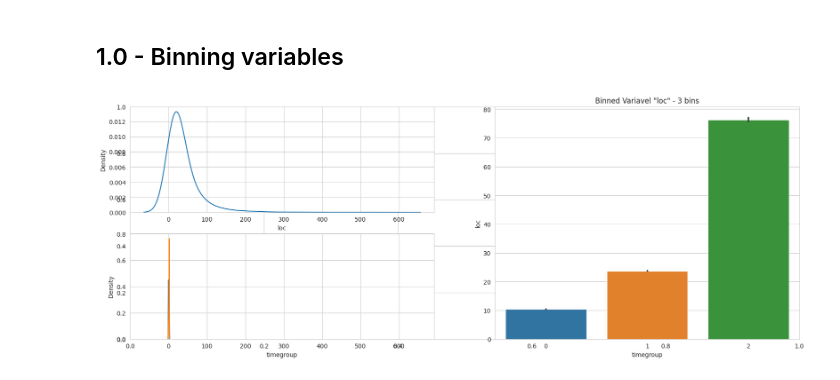
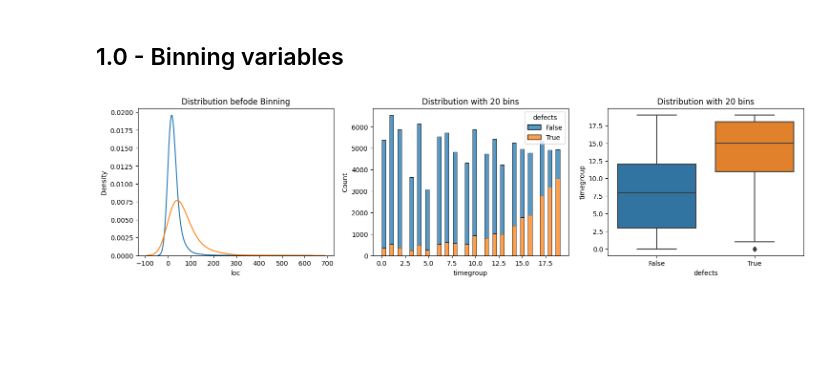
Before and after one commit to igordantasgf/Kaggle-Activities, a Jupyter notebook: Competitions/Binary Classification with a Software Defects Dataset/playground-notebook.ipynb, the cells around one changed output. Cells and saved outputs as stored; diff of their text form; code cells hidden in the pictures; blank space fills up the shorter version.

```diff
--- a/Competitions/Binary Classification with a Software Defects Dataset/playground-notebook.ipynb
+++ b/Competitions/Binary Classification with a Software Defects Dataset/playground-notebook.ipynb
@@ -178,29 +173,31 @@ For that, I'll try the following approaches:
 First, let's see the distribution in those continuos variables after binning them
 # %% [markdown]
 ## 1.0 - Binning variables
-# %%
-data_backup = train
-bins = 3
-data_backup['timegroup'] = pd.qcut(data_backup['loc'], bins, labels=False)
-
-fig, ax = plt.subplots(figsize=(20,7))
-ax11 = fig.add_subplot(221)  # add subplot into first position in a 2x2 grid (upper left)
-ax12 = fig.add_subplot(223, sharex=ax11)  # add to third position in 2x2 grid (lower left) and sharex with ax11
-ax13 = fig.add_subplot(122)
-#sns.scatterplot(ax = ax11, x='id', y='loc', hue='defects', data=data_backup, edgecolor=None, s=3).set(title='Original Variavel "loc"')
-#sns.scatterplot(ax = ax12, x='id', y='loc', hue='timegroup', data=data_backup, edgecolor=None, s=3).set(title='Binned Variavel "loc"')
-t0 = train.loc[train['defects'] == False]
-t1 = train.loc[train['defects'] == True]
-
-sns.kdeplot(data_backup['loc'], bw=0.5, label = 'Class = False', ax=ax11)
-#sns.kdeplot(t1['loc'], bw=0.5,label="Class = True", ax = ax11)
-
-sns.barplot(ax = ax13, x='timegroup', y='loc', data=data_backup).set(title=f'Binned Variavel "loc" - {bins} bins')
-
-sns.kdeplot(t0['timegroup'], bw=0.5, label = 'Class = False', ax=ax12)
-sns.kdeplot(t1['timegroup'], bw=0.5,label="Class = True", ax = ax12)
-## Falta separar a variável loc em bins e checar nova correlação
-clear_output()
-plt.show()
-# %% [output]
-[figure, removed]
+# %%
+data_backup = train
+
+def binning_plot(variavel, bins):
+
+    data_backup['timegroup'] = pd.qcut(data_backup[variavel], bins, labels=False, retbins=False)
+
+    fig, ax = plt.subplots(1,3,figsize=(18,4))
+
+    t0 = train.loc[train['defects'] == False]
+    t1 = train.loc[train['defects'] == True]
+
+    sns.kdeplot(x=variavel, bw=0.5, data=t0, ax=ax[0]).set(title='Distribution befode Binning')
+    sns.kdeplot(x=variavel, bw=0.5, data=t1, ax=ax[0]).set(title='Distribution befode Binning')
+
+    #data_backup[data_backup['defects']==0]['loc'].plot(kind='bar', alpha=0.5, ax=ax12)
+    sns.histplot(ax = ax[1], x='timegroup', hue="defects", multiple="stack", data=data_backup, label='Distribution befode Binning').set(title=f'Distribution with {bins} bins')
+
+    sns.boxplot(x='defects', y='timegroup', data=data_backup, ax=ax[2]).set(title=f'Distribution with {bins} bins')
+    #sns.boxplot(y='timegroup',  data=t0, ax=ax[2]).set(title=f'Distribution with {bins} bins')
+    #sns.boxplot(y='timegroup',  data=t1, ax=ax[2]).set(title=f'Distribution with {bins} bins')
+
+    clear_output()
+    plt.show()
+
+binning_plot('loc',20)
+# %% [output]
+[figure, added]
```
Also changed, not shown: parts of 1 cell of this notebook.
